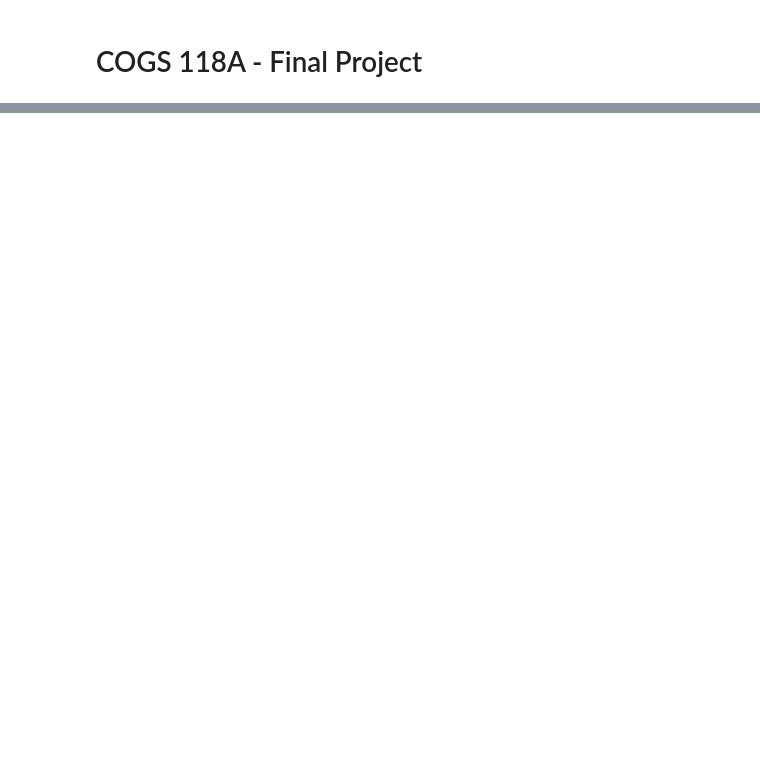
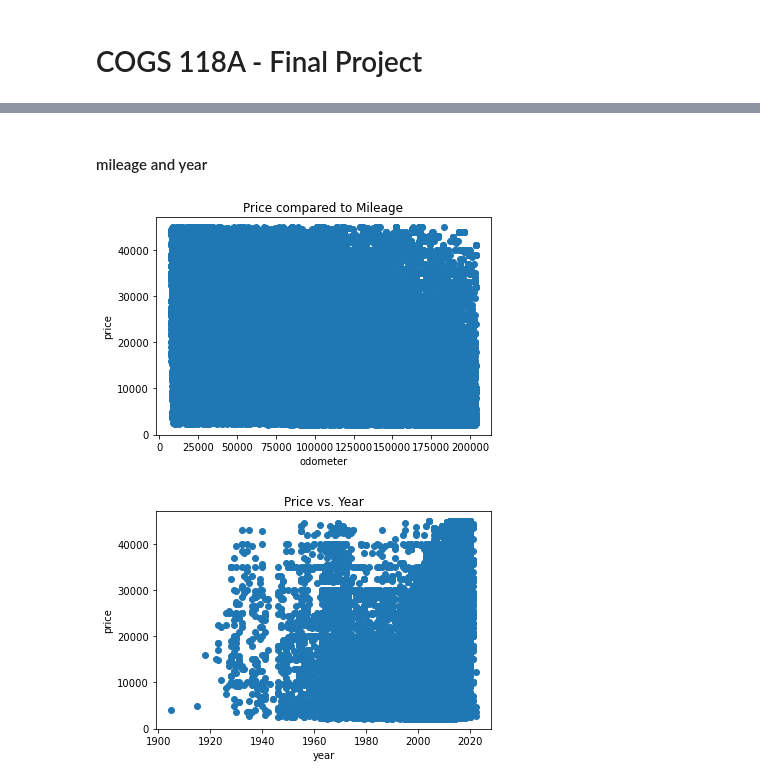
Before and after one commit to COGS118A/Group017-Sp22, a Jupyter notebook: FinalProject_group017.ipynb, the cells around one changed output, grey strips where cells are left out. Cells and saved outputs as stored; diff of their text form; code cells hidden in the pictures; blank space fills up the shorter version.

```diff
--- a/FinalProject_group017.ipynb
+++ b/FinalProject_group017.ipynb
@@ -135,0 +221,21 @@ Reiterate your main point and in just a few sentences tell us how your results s
+# %% [markdown]
+#### mileage and year
+# %%
+y = cars['price']
+x = cars['odometer']
+plt.scatter(x, y)
+plt.xlabel('odometer')
+plt.ylabel('price')
+plt.title('Price compared to Mileage')
+plt.show()
+
+y = cars['price']
+x = cars['year']
+plt.scatter(x, y)
+plt.xlabel('year')
+plt.ylabel('price')
+plt.title('Price vs. Year')
+plt.show()
+# %% [output]
+[figure, added]
+[figure, added]
```
Also changed, not shown: parts of 66 cells of this notebook.
